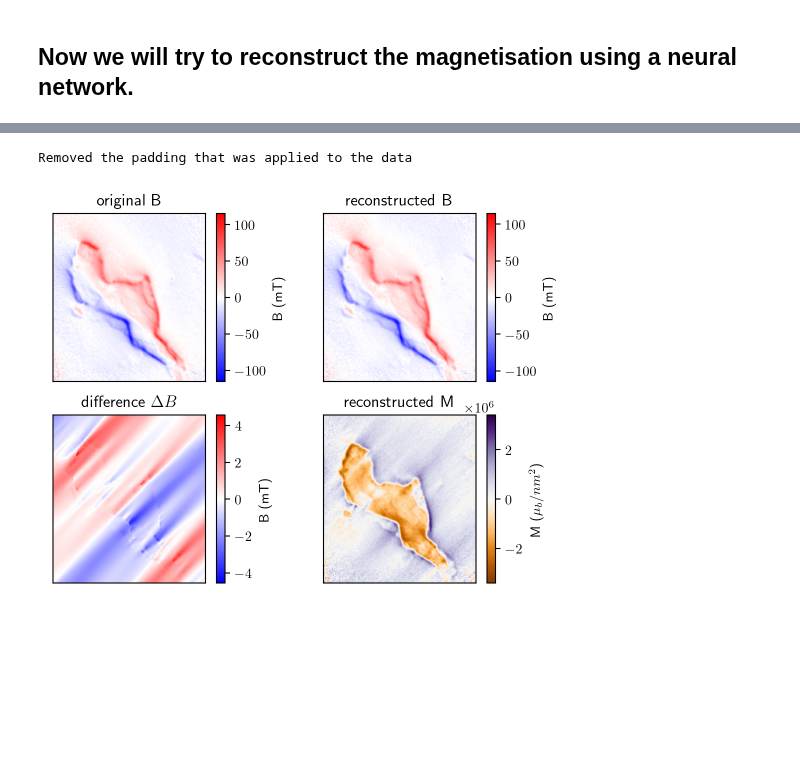
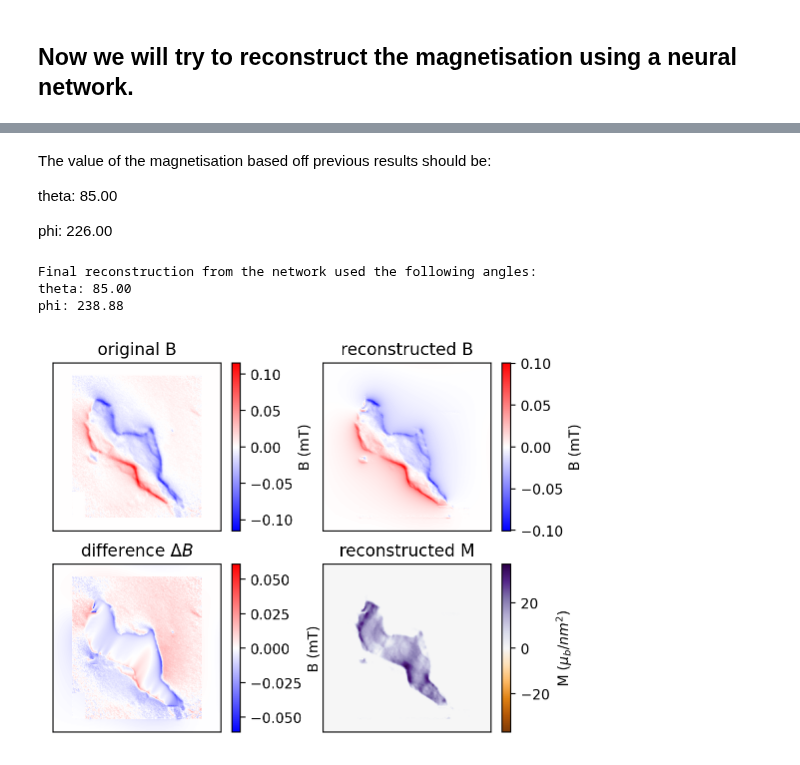
Before and after one commit to DavidBroadway/magrec, a Jupyter notebook: magrec/notebooks/test M recon FCNN inplane.ipynb, the cells around one changed output, grey strips where cells are left out. Drawn from its saved outputs; the diff is of its cells as text; code cells hidden in the pictures; blank space fills up the shorter version.

Commit message:
M angle determination
Debugging to get angle determination working for magnetisation. It is not very stable but it does work with a lot of hand holding.

```diff
--- a/magrec/notebooks/test M recon FCNN inplane.ipynb
+++ b/magrec/notebooks/test M recon FCNN inplane.ipynb
@@ -27,20 +27,23 @@ f = open(__datapath__ / "experimental" / "Magnetisation in plane" / "CuCrP2S6_un
 data = json.load(f)
 
 BNV = data["ExperimentMagneticField"]['BNV']["Data"]
-Bz = np.array(data["ExperimentMagneticField"]['Bz']) * 1e3
+Bz = np.array(data["ExperimentMagneticField"]['Bz'])
 dx=data['ExperimentMagneticField']['MagnetisationPropagation']['PropStruct']['PixelSizeX'] *1e6  # in μm
-dy=data['ExperimentMagneticField']['MagnetisationPropagation']['PropStruct']['PixelSizeX'] * 1e6
+dy=data['ExperimentMagneticField']['MagnetisationPropagation']['PropStruct']['PixelSizeX'] *1e6
 
 # dataset.define_pixel_size(dx, dy)
+
+Bz[-40:-1,0:20] = 0
+Bz[-1,0:20] = 0
 
 sensor_theta = 0
 sensor_phi = 0
 
 height = 0.1
-thickness = 0.01
+thickness = 0
 
 dataset = Data()
-dataset.load_data(Bz, dx, dy, height, sensor_theta, sensor_phi, thickness)
+dataset.load_data(-1*Bz, dx, dy, height, sensor_theta, sensor_phi, thickness)
 
 dataset.remove_DC_background()
 # Add filter
@@ -55,19 +58,20 @@ Applied a high frequency filter, removing all components smaller than 0.5 um
 # %%
-source_wieght = Masks.mask_hor_dir(dataset.target, 2.2e-2)
+source_wieght = Masks.mask_hor_dir(dataset.target, 2e-5)
 
+# m_phi = 46 -90 + 180
 
 Model = UniformMagnetisation(dataset, "MSE",
                              m_theta = 85,
-                             m_phi = 46 +90,
+                             m_phi = 226-90,
+                             positive_magnetisation = True,
                              fit_m_theta = False,
                              fit_m_phi = True,
-                             scaling_factor = 1e6,
+                             scaling_factor = 1e9,
                              std_loss_scaling = 0,
                              loss_weight = None,
                              source_weight = source_wieght,
                              spatial_filter = False,
                              spatial_filter_width = 0.1)
 
-
 Model.plot_weights()
 # %% [output]
@@ -78,7 +81,7 @@ Applied a high frequency filter, removing all components smaller than 0.1 um
 # %%
 
 FittingMethod = FCNN(Model)
-FittingMethod.fit(n_epochs=301)
+FittingMethod.fit(n_epochs=300)
 FittingMethod.plot_loss()
 # %% [output]
 Number of sources: 1
@@ -102,6 +103,14 @@ epoch   291 | loss on last mini-batch:  1.49e+06
+# %% [markdown]
+The value of the magnetisation based off previous results should be:
+
+theta: 85.00
+
+phi: 226.00
 # %%
-FittingMethod.extract_results()
+FittingMethod.extract_results(remove_padding=False)
 FittingMethod.plot_results()
 # %% [output]
-Removed the padding that was applied to the data
+Final reconstruction from the network used the following angles:
+theta: 85.00
+phi: 238.88
-[figure, old version]
+[figure, new version]
```
Also changed, not shown: parts of 3 cells of this notebook, 4 other files.
